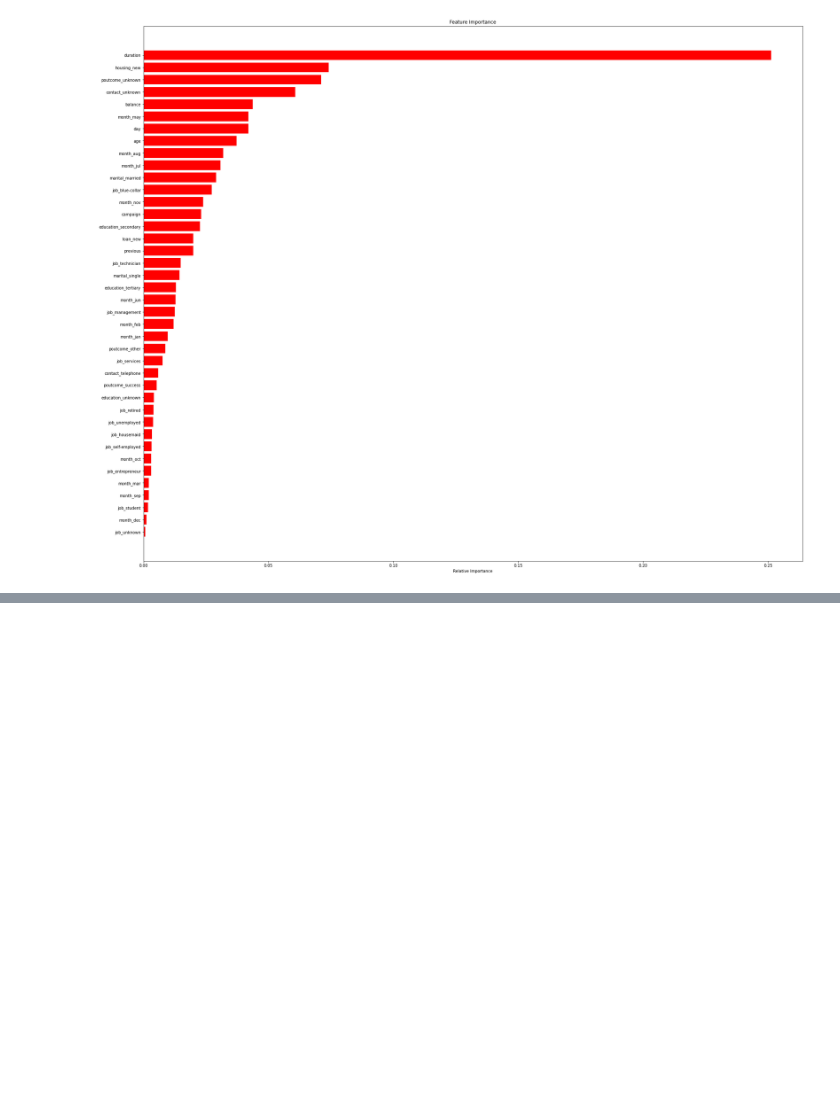
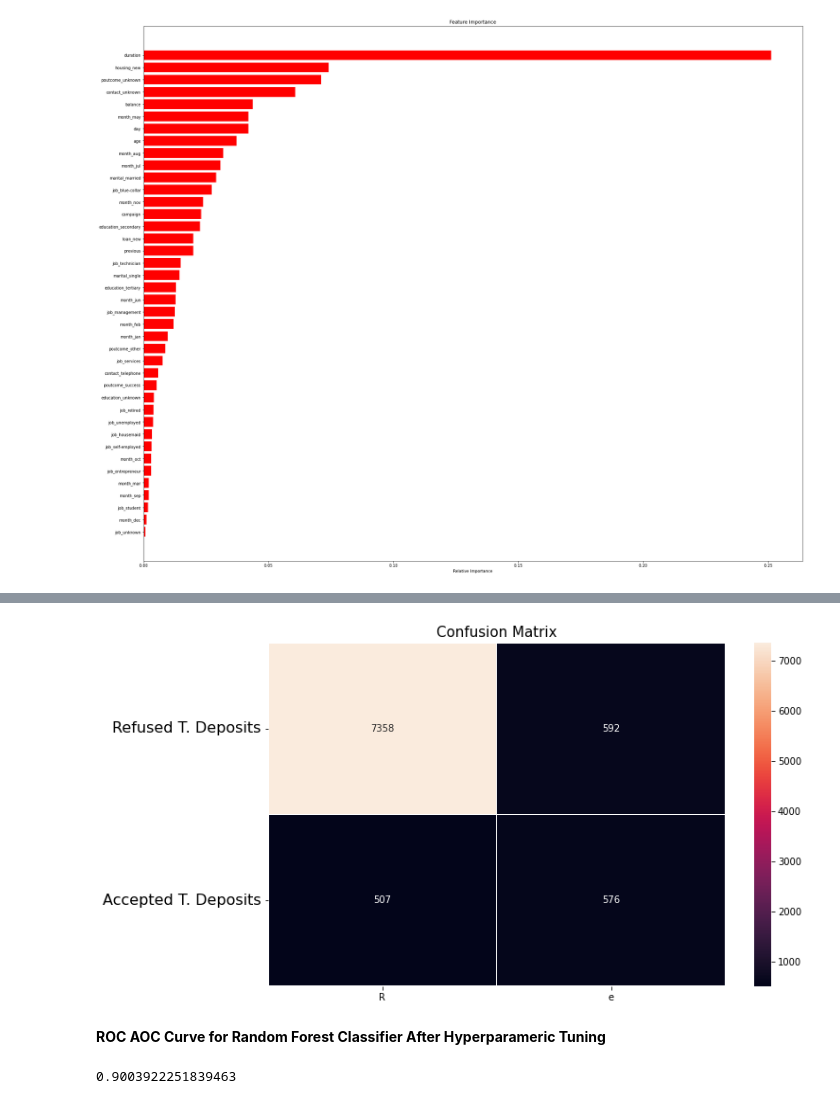
Before and after one commit to niteshgajakosh/Bank-Marketing-Effectiveness-Prediction, a Jupyter notebook: Actual_Bank_Marketing_Effectiveness_Prediction_Capstone_Project.ipynb, the cells around one changed output, grey strips where cells are left out. Cells and saved outputs as stored; diff of their text form; code cells hidden in the pictures; blank space fills up the shorter version.

```diff
--- a/Actual_Bank_Marketing_Effectiveness_Prediction_Capstone_Project.ipynb
+++ b/Actual_Bank_Marketing_Effectiveness_Prediction_Capstone_Project.ipynb
@@ -860,0 +865,6 @@ plt.show()
+# %%
+#Hyperparameter Grid
+param_dict = {
+     "n_estimators":[50,100,200,250],
+    "max_depth":[5,10,15],
+     'min_samples_split':[50,100,150,200],'min_samples_leaf':[40,50,60]}
@@ -860,0 +878,8 @@ plt.show()
+# %%
+#implementating RandomizedSearchCV
+from sklearn.model_selection import RandomizedSearchCV
+#Creating an instance of the RandomForestClassifier
+rf_clf = RandomForestClassifier()
+#random search
+random_rf = RandomizedSearchCV(estimator=rf_clf,param_distributions=param_dict,cv=5,verbose=2,scoring='roc_auc',n_iter=5,random_state=0)
+random_rf.fit(X_train_sm, y_train_sm)
@@ -860,0 +923,2 @@ plt.show()
+# %%
+y_pred = random_rf.predict(X_test)
@@ -860,0 +940,17 @@ plt.show()
+# %%
+#confusion matrix
+from sklearn.metrics import confusion_matrix
+
+conf_matrix = confusion_matrix(y_test,y_pred)
+f, ax = plt.subplots(figsize=(10, 6))
+sns.heatmap(conf_matrix, annot=True, fmt="d", linewidths=.5, ax=ax)
+plt.title("Confusion Matrix", fontsize=15)
+plt.subplots_adjust(left=0.15, right=0.99, bottom=0.15, top=0.99)
+ax.set_yticks(np.arange(conf_matrix.shape[0]) + 0.5, minor=False)
+ax.set_xticklabels("Refused T. Deposits', 'Accepted T. Deposits")
+ax.set_yticklabels(['Refused T. Deposits', 'Accepted T. Deposits'], fontsize=16, rotation=360)
+plt.show()
+# %% [output]
+[figure, added]
+# %% [markdown]
+**ROC AOC Curve for Random Forest Classifier After Hyperparameric Tuning**
@@ -860,0 +959,5 @@ plt.show()
+# %%
+roc_socre=roc_auc_score(y_test, random_rf_probability)
+roc_socre
+# %% [output]
+0.9003922251839463
```
Also changed, not shown: parts of 9 cells of this notebook.
